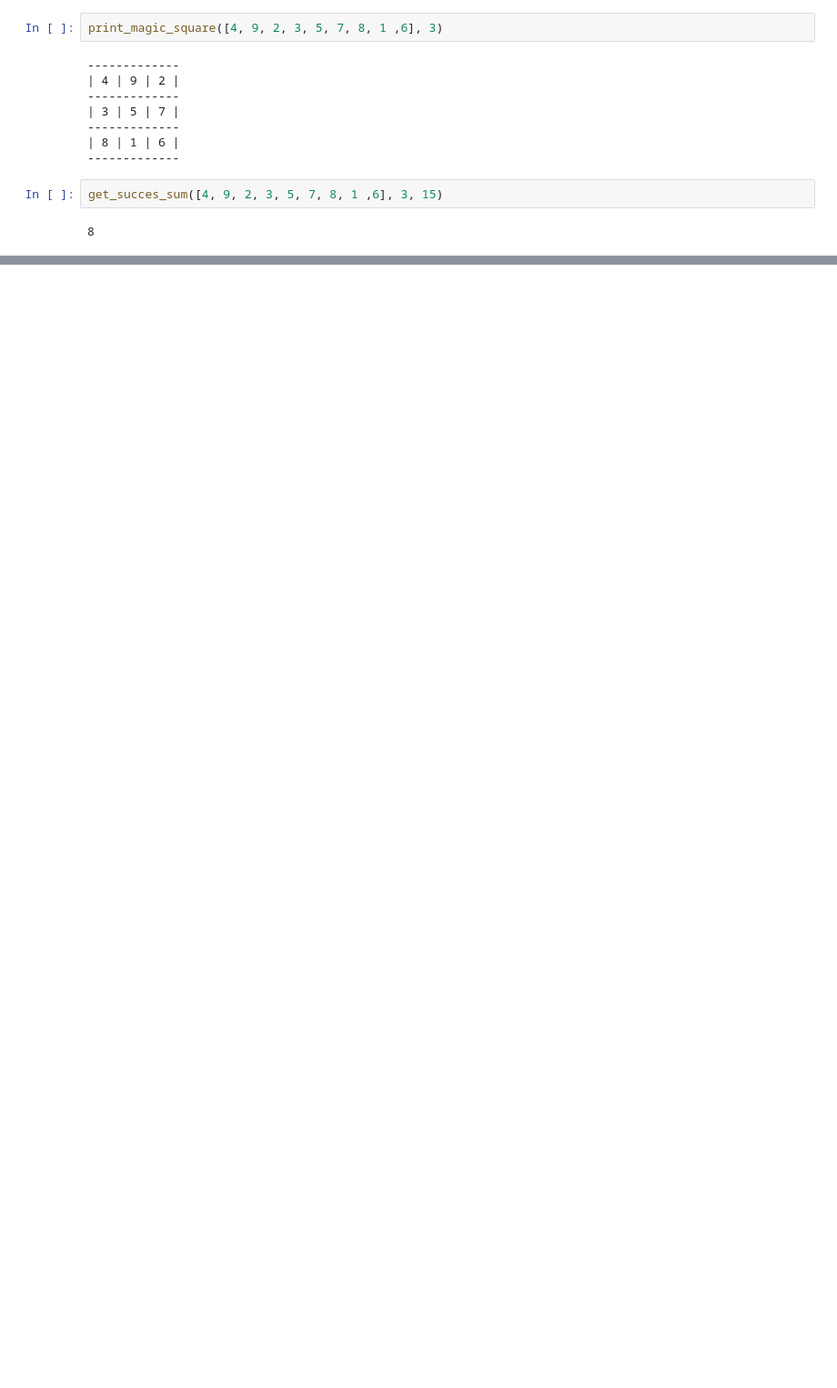
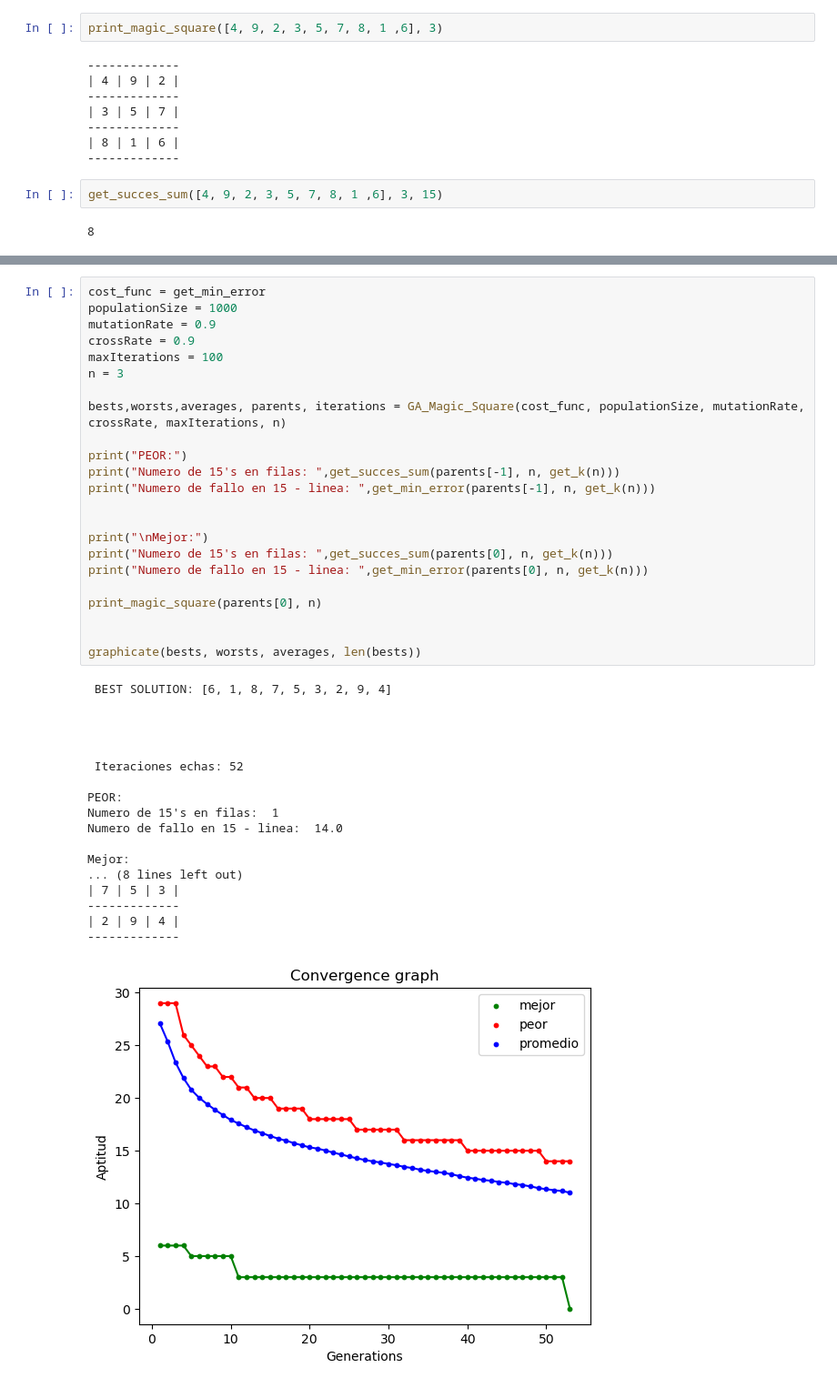
Before and after one commit to PhilipSanM/AI_L0v3rs, a Jupyter notebook: AI_Eng/bio_inspired algorithms/GA/Magic Square.ipynb, the cells around one changed output, grey strips where cells are left out. Shown at 91% size. Cells and saved outputs as stored; diff of their text form; blank space fills up the shorter version.

```diff
--- a/AI_Eng/bio_inspired algorithms/GA/Magic Square.ipynb
+++ b/AI_Eng/bio_inspired algorithms/GA/Magic Square.ipynb
@@ -390,0 +416,42 @@ Numero de fallo en 15 - linea:  6.0
+# %%
+cost_func = get_min_error
+populationSize = 1000
+mutationRate = 0.9
+crossRate = 0.9
+maxIterations = 100
+n = 3
+
+bests,worsts,averages, parents, iterations = GA_Magic_Square(cost_func, populationSize, mutationRate, crossRate, maxIterations, n)
+
+print("PEOR:")
+print("Numero de 15's en filas: ",get_succes_sum(parents[-1], n, get_k(n)))
+print("Numero de fallo en 15 - linea: ",get_min_error(parents[-1], n, get_k(n)))
+
+
+print("\nMejor:")
+print("Numero de 15's en filas: ",get_succes_sum(parents[0], n, get_k(n)))
+print("Numero de fallo en 15 - linea: ",get_min_error(parents[0], n, get_k(n)))
+
+print_magic_square(parents[0], n)
+
+
+graphicate(bests, worsts, averages, len(bests))
+# %% [output]
+ BEST SOLUTION: [6, 1, 8, 7, 5, 3, 2, 9, 4]
+
+
+
+
+ Iteraciones echas: 52
+
+PEOR:
+Numero de 15's en filas:  1
+Numero de fallo en 15 - linea:  14.0
+
+Mejor:
+... (8 lines left out)
+| 7 | 5 | 3 |
+-------------
+| 2 | 9 | 4 |
+-------------
+[figure, added]
```
Also changed, not shown: parts of 5 cells of this notebook.
